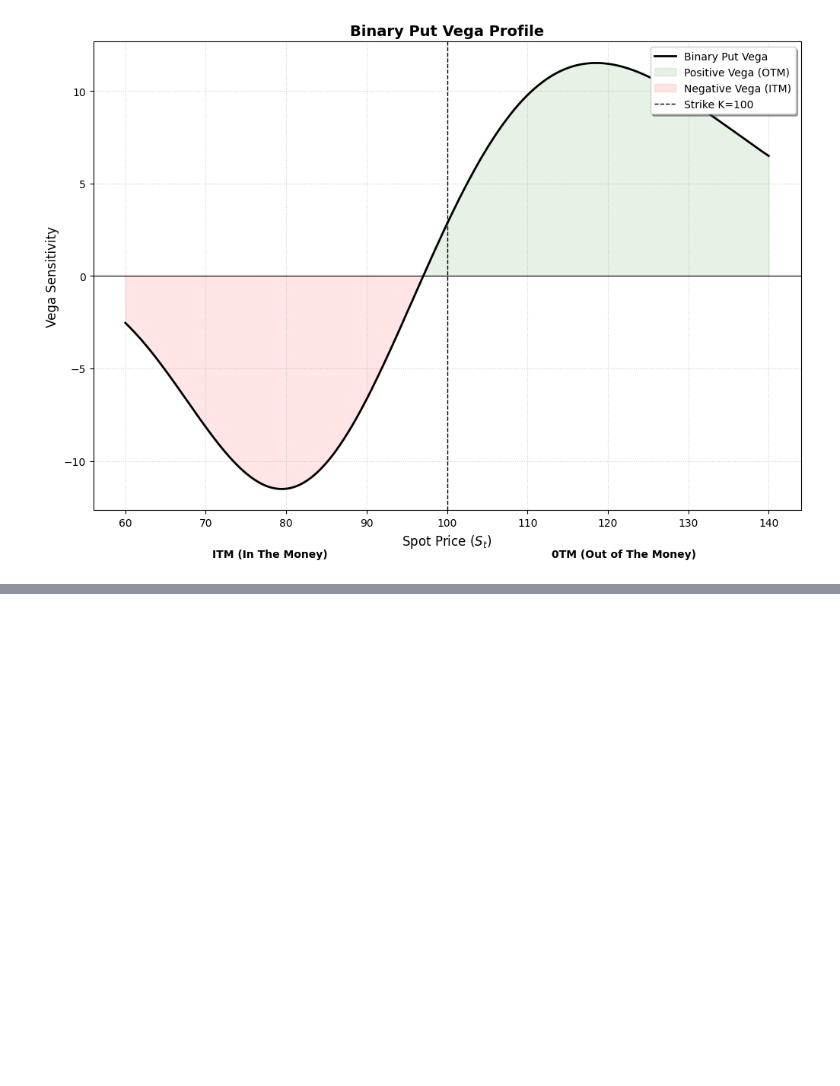
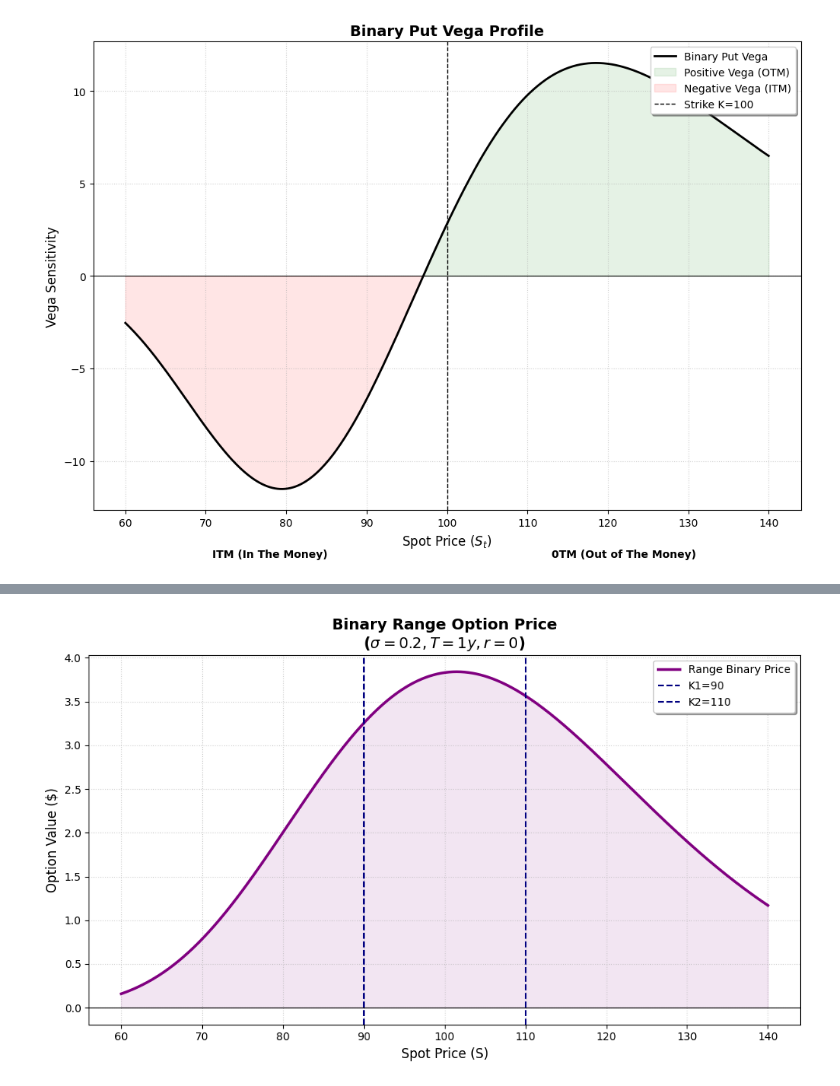
Before and after one commit to Mathis-14/Option_Pricing, a Jupyter notebook: exotics/binary_options.ipynb, the cells around one changed output, grey strips where cells are left out. Saved outputs shown, nothing was run; the diff lists cells and outputs as text; code cells hidden in the pictures; blank space fills up the shorter version.

```diff
--- a/exotics/binary_options.ipynb
+++ b/exotics/binary_options.ipynb
@@ -58,7 +58,7 @@ $$
 
 $N(d_2)$ is the probability of finishing in-the-money (under the risk-neutral measure) for a call option.
 # %%
-def binary_call_price(S, K, T, r, sigma, C=100):
+def binary_call_price(S, K, T, r, sigma, C=10):
     """
     Calculates the Price of a Cash-or-Nothing Binary Call Option.
 
@@ -373,0 +510,33 @@ plt.show()
+# %%
+S=np.linspace(60,140,500)
+K1=90
+K2=110
+T=1
+r=0
+sigma=0.2
+C=10
+
+price_call_1=binary_call_price(S,K1,T,r,sigma,C)
+price_call_2=binary_call_price(S,K2,T,r,sigma,C)
+range_price=price_call_1-price_call_2
+
+
+plt.figure(figsize=(10, 6))
+# Main plot
+plt.plot(S, range_price, color='purple', linewidth=2.5, label='Range Binary Price')
+plt.fill_between(S, range_price, 0, color='purple', alpha=0.1)
+# Reference lines
+plt.axvline(K1, color='navy', linestyle='--', linewidth=1.5, label=f'K1={K1}')
+plt.axvline(K2, color='navy', linestyle='--', linewidth=1.5, label=f'K2={K2}')
+plt.axhline(0, color='black', linewidth=0.8)
+# Styling
+plt.grid(True, linestyle=':', alpha=0.6)
+plt.title(f'Binary Range Option Price\n($\\sigma={sigma}, T={T}y, r={r}$)',
+          fontsize=14, fontweight='bold')
+plt.xlabel('Spot Price (S)', fontsize=12)
+plt.ylabel('Option Value ($)', fontsize=12)
+plt.legend(loc='best', frameon=True, shadow=True)
+plt.tight_layout()
+plt.show()
+# %% [output]
+[figure, added]
```
Also changed, not shown: parts of 8 cells of this notebook.
